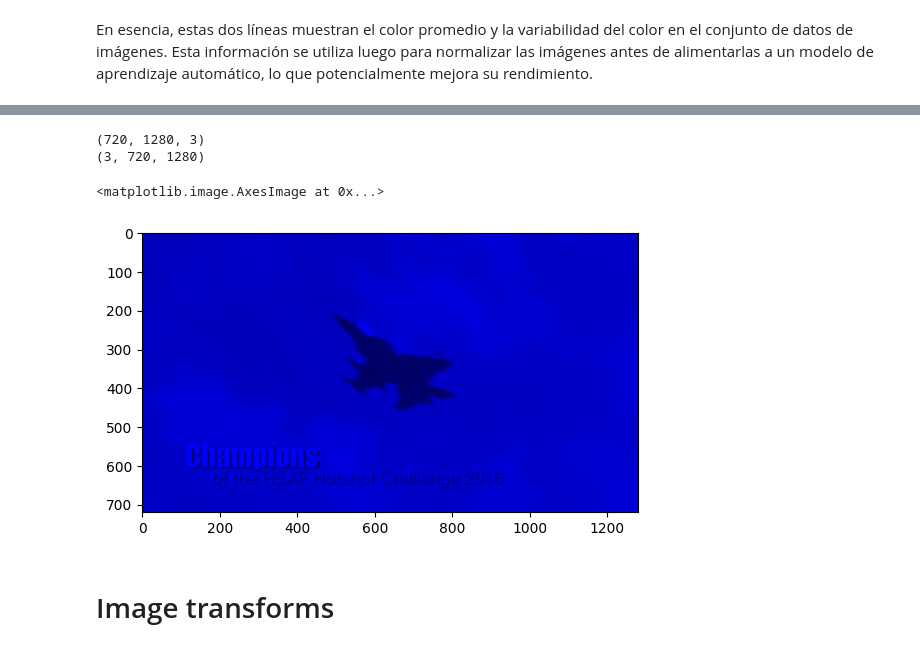
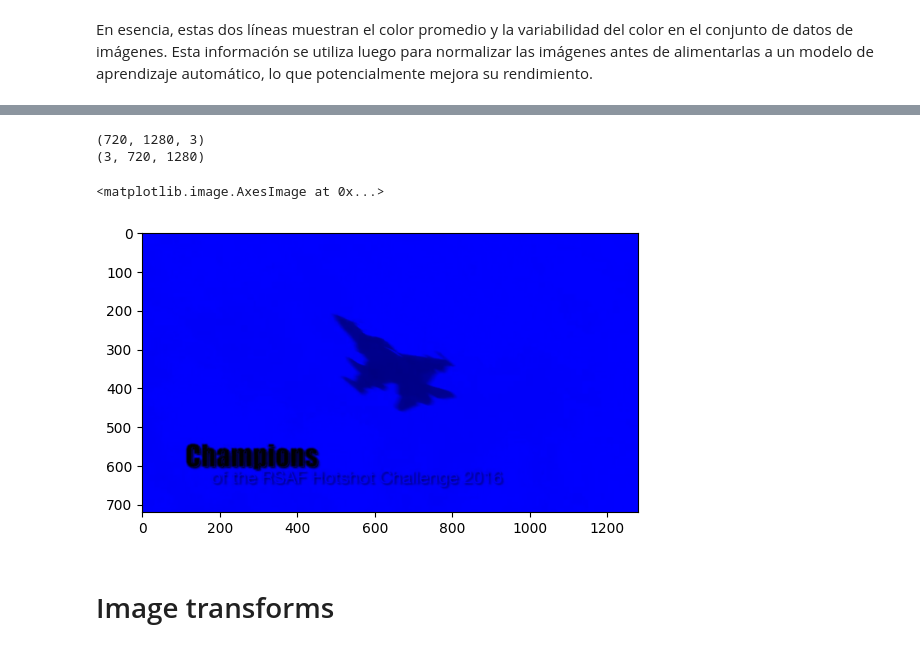
Before and after one commit to cam2149/MachineLearningIV, a Jupyter notebook: aa_iv_2025_i_object_localization.ipynb, the cells around one changed output, grey strips where cells are left out. Saved outputs shown, nothing was run; the diff lists cells and outputs as text; code cells hidden in the pictures.

```diff
--- a/aa_iv_2025_i_object_localization.ipynb
+++ b/aa_iv_2025_i_object_localization.ipynb
@@ -735,19 +735,19 @@ print(stds)
 # %%
 img_filename = osp.join(DATA_DIR, "images",'image_00007.jpeg')
 img1 = cv2.imread(img_filename)
-#img1 = cv2.cvtColor(img1, cv2.COLOR_BGR2RGB)
+img1 = cv2.cvtColor(img1, cv2.COLOR_BGR2RGB)
 
 print(img1.shape)
 print(img1.transpose((2,0,1)).shape)
 img1[..., 0] = 0
 img1[..., 1] = 0
 
 plt.imshow(img1)
 # %% [output]
 (720, 1280, 3)
 (3, 720, 1280)
 <matplotlib.image.AxesImage at 0x...>
-[figure, old version]
+[figure, new version]
 # %% [markdown]
 # Image transforms
 # %% [markdown]
```
Also changed, not shown: parts of 3 cells of this notebook.
